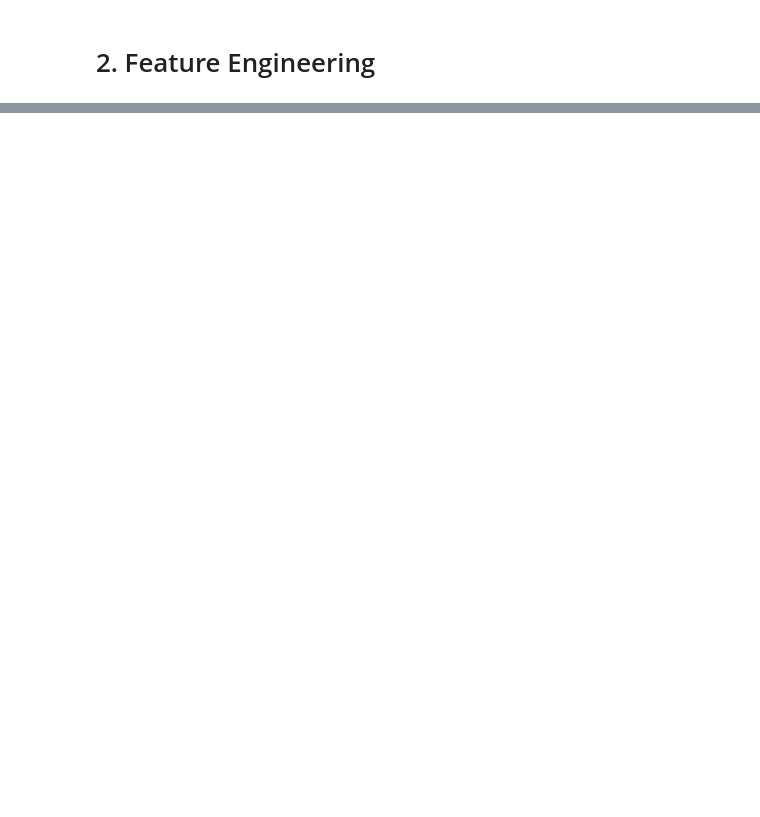
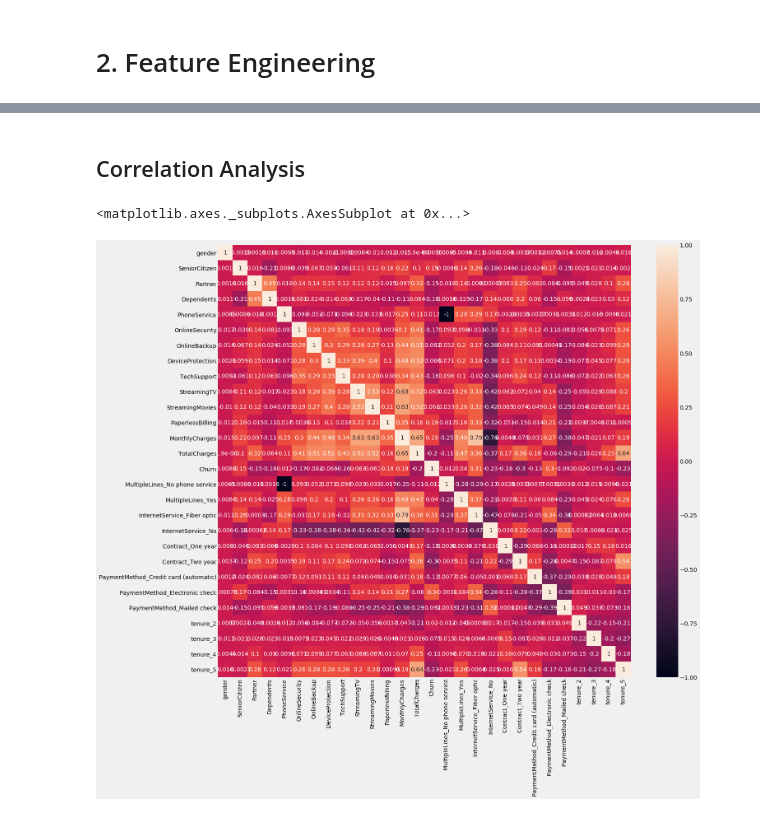
Before and after one commit to fares-ds/Telecom_Customer_Churn_Prediction, a Jupyter notebook: telecom_customer_churn_prediciton.ipynb, the cells around one changed output, grey strips where cells are left out. Saved outputs shown, nothing was run; the diff lists cells and outputs as text; code cells hidden in the pictures; blank space fills up the shorter version.

```diff
--- a/telecom_customer_churn_prediciton.ipynb
+++ b/telecom_customer_churn_prediciton.ipynb
@@ -228,0 +282,8 @@ g.set_xticklabels(g.get_xticklabels(), rotation=45);
+# %%
+columns = ['Partner', 'Dependents', 'PhoneService', 'OnlineSecurity', 'OnlineBackup',
+           'DeviceProtection', 'TechSupport', 'StreamingTV', 'StreamingMovies',
+           'PaperlessBilling', 'Churn']
+for col in columns:
+    data[col] = data[col].map({'Yes':1, 'No':0})
+
+data['gender'] = data.gender.map({'Male':1, 'Female':0})
@@ -228,0 +310,3 @@ g.set_xticklabels(g.get_xticklabels(), rotation=45);
+# %%
+customerID = data.customerID
+data.drop('customerID', axis=1, inplace=True)
@@ -228,0 +315,17 @@ g.set_xticklabels(g.get_xticklabels(), rotation=45);
+# %%
+def tenure_lab(period) :
+
+    if period <= 12 :
+        return 1
+    elif (period > 12) & (period <= 24 ):
+        return 2
+    elif (period > 24) & (period <= 36) :
+        return 3
+    elif (period > 36) & (period <= 48) :
+        return 3
+    elif (period > 48) & (period <= 60) :
+        return 4
+    elif period > 60 :
+        return 5
+
+data['tenure'] = data.tenure.apply(tenure_lab)
@@ -228,0 +344,3 @@ g.set_xticklabels(g.get_xticklabels(), rotation=45);
+# %%
+dummy_col = ['MultipleLines', 'InternetService', 'Contract', 'PaymentMethod', 'tenure']
+data_1 = pd.get_dummies(data, columns=dummy_col, drop_first=True, dtype='uint8')
@@ -228,0 +356,8 @@ g.set_xticklabels(g.get_xticklabels(), rotation=45);
+# %% [markdown]
+## Correlation Analysis
+# %%
+plt.figure(figsize=(20, 18))
+sns.heatmap(data_1.corr(), annot=True)
+# %% [output]
+<matplotlib.axes._subplots.AxesSubplot at 0x...>
+[figure, added]
```
Also changed, not shown: parts of 22 cells of this notebook.
